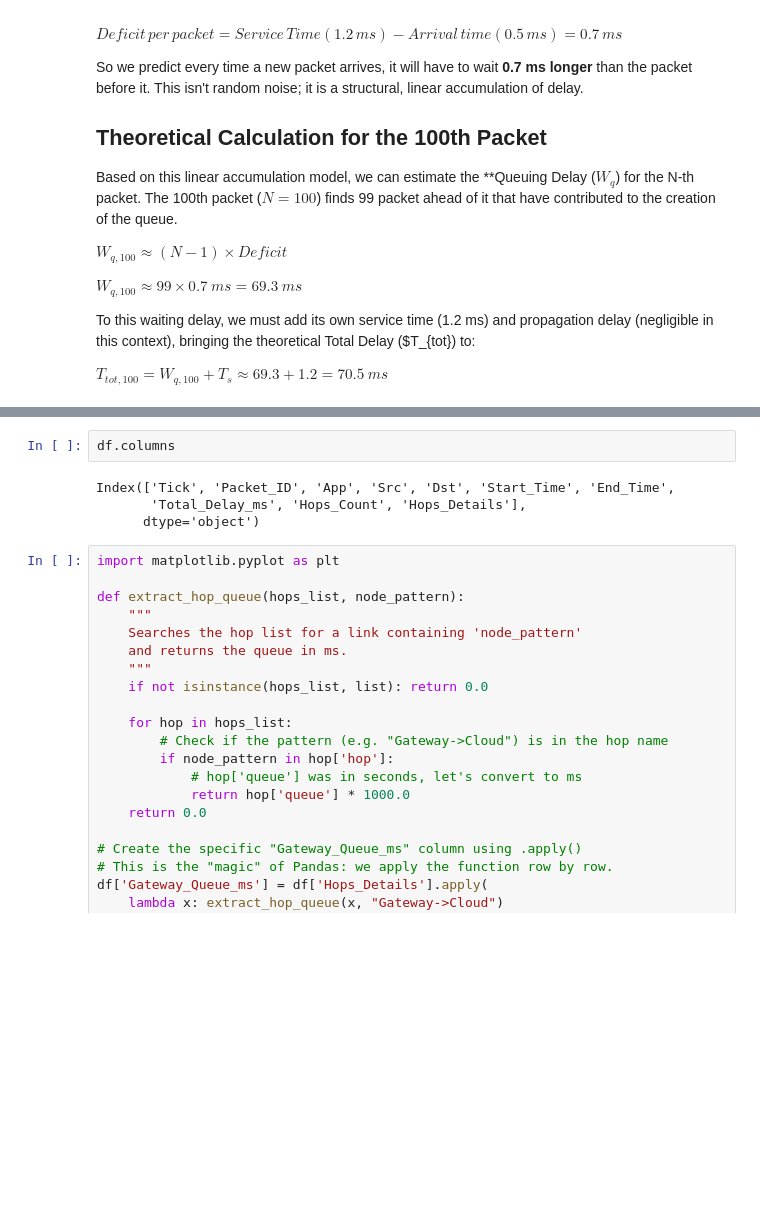
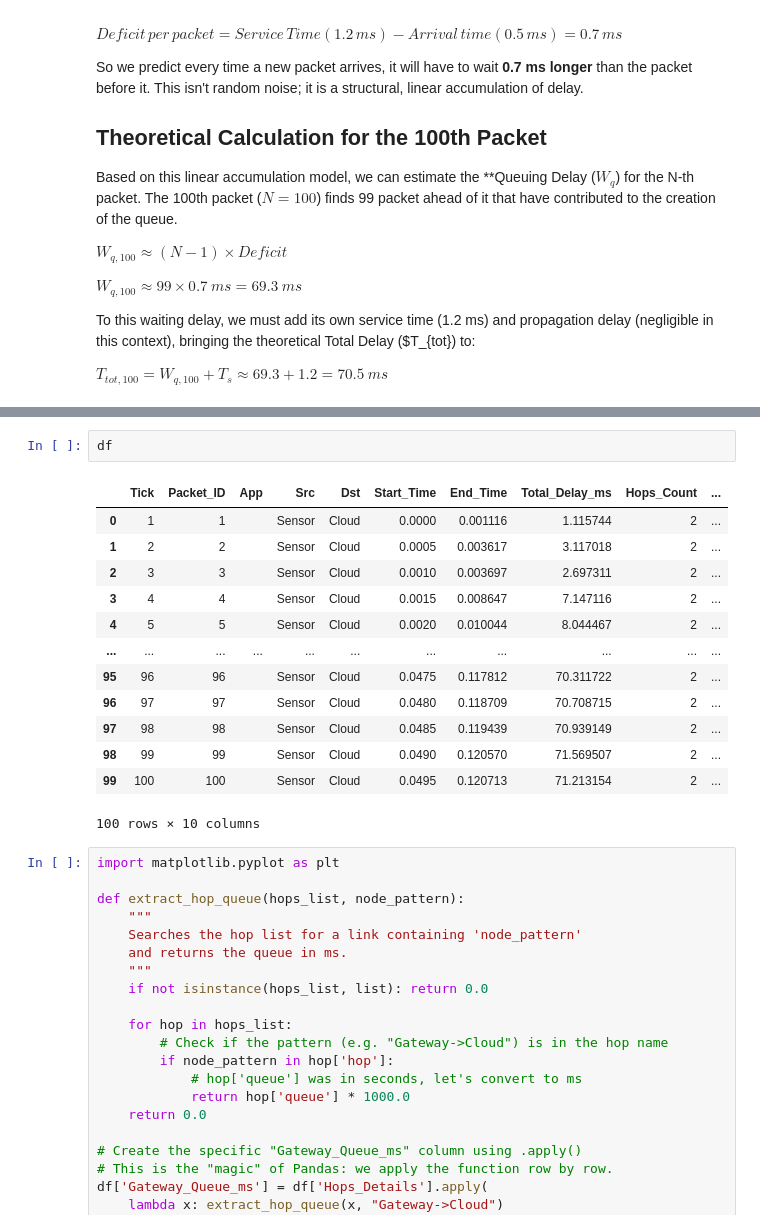
Before and after one commit to DadeOrsu/eclypse-plus-net, a Jupyter notebook: NetworkExtension/demo.ipynb, the cells around one changed output, grey strips where cells are left out. Drawn from its saved outputs; the diff is of its cells as text; blank space fills up the shorter version.

```diff
--- a/NetworkExtension/demo.ipynb
+++ b/NetworkExtension/demo.ipynb
@@ -134,9 +135,19 @@ Add edge flow Sensor->Cloud: 1 pkt/tick, size 1500B
 # %%
-df.columns
+df
 # %% [output]
+|  | Tick | Packet_ID | App | Src | Dst | Start_Time | End_Time | Total_Delay_ms | Hops_Count | ... |
+| 0 | 1 | 1 |  | Sensor | Cloud | 0.0000 | 0.001116 | 1.115744 | 2 | ... |
+| 1 | 2 | 2 |  | Sensor | Cloud | 0.0005 | 0.003617 | 3.117018 | 2 | ... |
+| 2 | 3 | 3 |  | Sensor | Cloud | 0.0010 | 0.003697 | 2.697311 | 2 | ... |
+| 3 | 4 | 4 |  | Sensor | Cloud | 0.0015 | 0.008647 | 7.147116 | 2 | ... |
+| 4 | 5 | 5 |  | Sensor | Cloud | 0.0020 | 0.010044 | 8.044467 | 2 | ... |
+| ... | ... | ... | ... | ... | ... | ... | ... | ... | ... | ... |
+| 95 | 96 | 96 |  | Sensor | Cloud | 0.0475 | 0.117812 | 70.311722 | 2 | ... |
+| 96 | 97 | 97 |  | Sensor | Cloud | 0.0480 | 0.118709 | 70.708715 | 2 | ... |
+| 97 | 98 | 98 |  | Sensor | Cloud | 0.0485 | 0.119439 | 70.939149 | 2 | ... |
+| 98 | 99 | 99 |  | Sensor | Cloud | 0.0490 | 0.120570 | 71.569507 | 2 | ... |
+| 99 | 100 | 100 |  | Sensor | Cloud | 0.0495 | 0.120713 | 71.213154 | 2 | ... |
-Index(['Tick', 'Packet_ID', 'App', 'Src', 'Dst', 'Start_Time', 'End_Time',
-       'Total_Delay_ms', 'Hops_Count', 'Hops_Details'],
-      dtype='object')
+100 rows × 10 columns
 # %%
 import matplotlib.pyplot as plt
 
```
Also changed, not shown: parts of 1 cell of this notebook.
